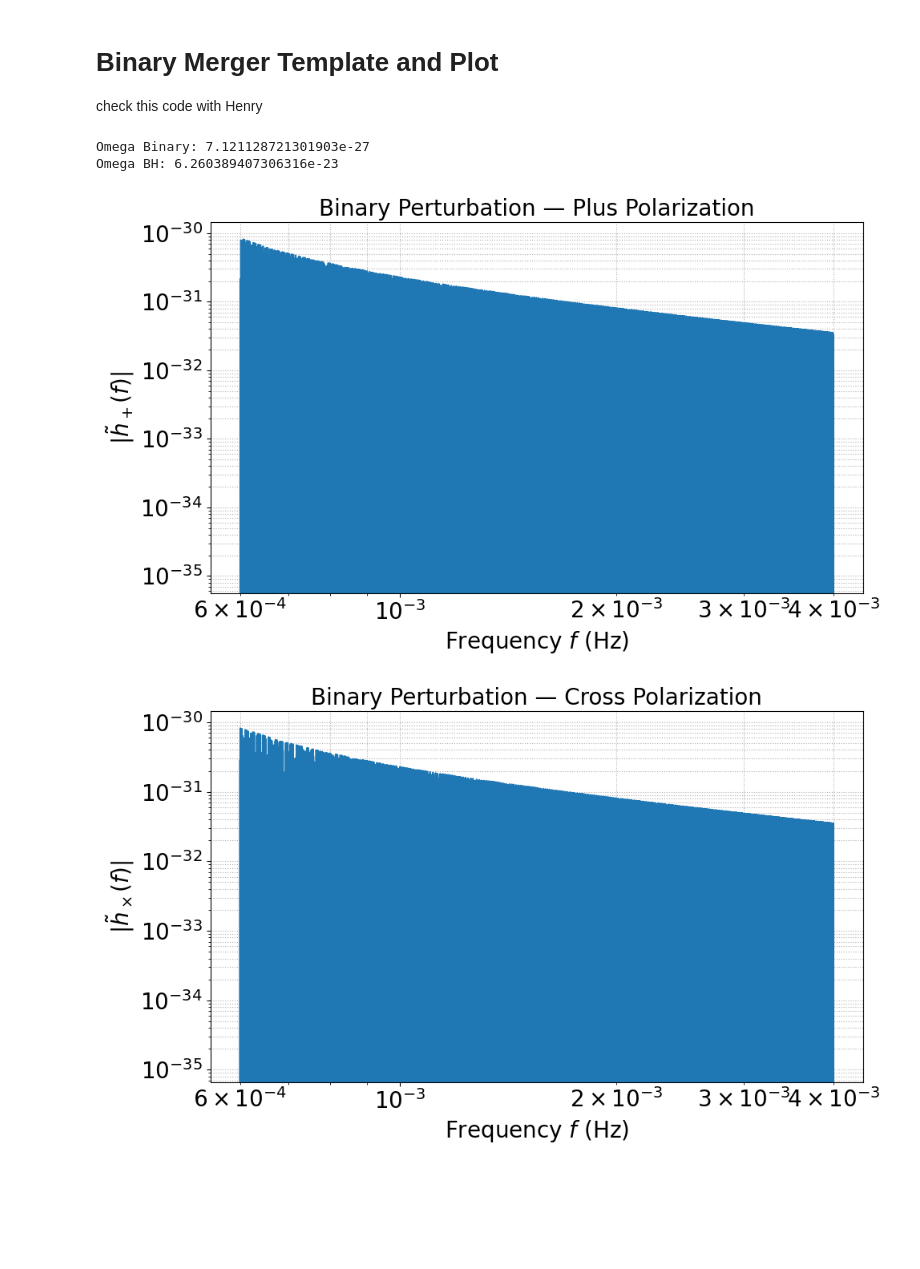
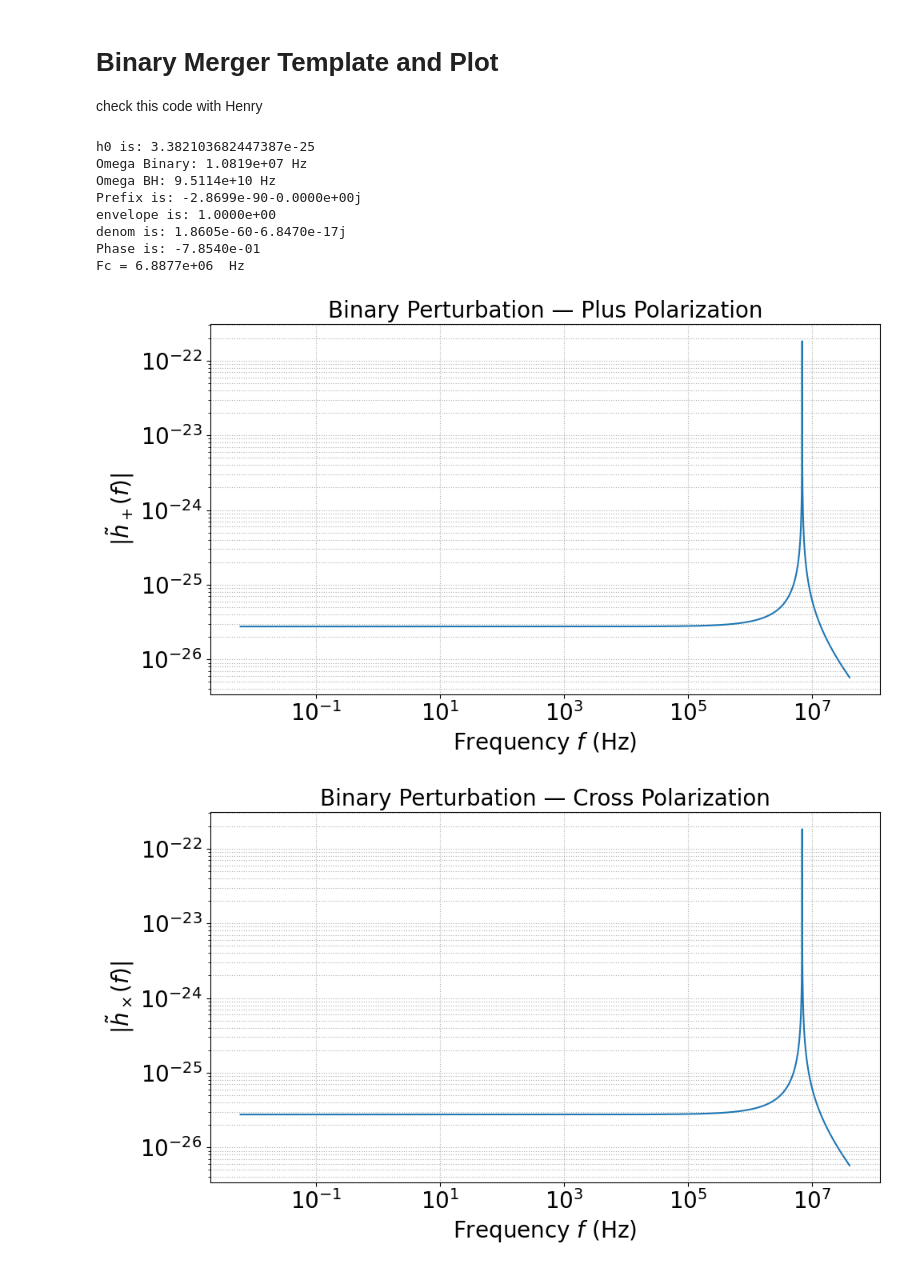
Before and after one commit to cewasiuk/3rd-Generation-Gravitational-Wave-Detector-Strain-Templates, a Jupyter notebook: Julia_Templates.ipynb, the cells around one changed output. Saved outputs shown, nothing was run; the diff lists cells and outputs as text; code cells hidden in the pictures; blank space fills up the shorter version.

```diff
--- a/Julia_Templates.ipynb
+++ b/Julia_Templates.ipynb
@@ -116,7 +146,7 @@ import numpy as np
 import math
 
 def htilde_plus(
-    f,                     # array-like (Hz in your chosen units)
+    f,                     # array-like (Hz )
     Msun, r, alpha,           # source mass (Solar mass), distance (kpc), fine-structure parameter,
     q,                     # binary mass ratio (companion/host)
     m_i, m_f,              # initial/final magnetic quantum numbers (e.g., 1 -> -1)
@@ -213,11 +243,12 @@ def htilde_plus(
                 * (2.0 / (1.0 + q)) ** (5.0 / 3.0) \
                 * (0.45 / alpha) ** (11.0 / 3.0)
 
+# Drop f*r term from phase, just want to see global phase, not one dependent on distance away
     def fc_from_Omega0(Omega0):
-        return (2.0 / np.pi) * Omega0*1e23
+        return (2.0 / np.pi) * Omega0
 
     def psi_plus(f, r, f0, Delta_m, gamma):
-        return f * r + (f - f0) ** 2 / (4.0 * abs(Delta_m) * gamma) - np.pi / 4.0
+        return   (f - f0) ** 2 / (4.0 * abs(Delta_m) * gamma) - np.pi / 4.0
 
     # New Function used in the adjusted amplitude from Henrys paper
     def g(z):
@@ -236,13 +267,12 @@ def htilde_plus(
     # Convert to natural units
     M = Msun*M_sun # Solar mass - > GeV
     m_boson = alpha/(G*M) # Boson mass in GeV
-
+    f *= 6.582e-25
     a = a_tilde_crit(m_i, alpha)
     Omega0 = Omega_plus(a,r_plus(M,a)) / (2.0/np.pi)
     Omega_binary = Omega0_hyp(M, m_i, alpha, 2, 1)
 
-    print(f'Omega Binary: {Omega_binary}')
-    print(f'Omega BH: {Omega0}')
+
 
     # gamma takes BH rotational freq
     if relativistic == False:
@@ -272,6 +302,7 @@ def htilde_plus(
 
     # central frequency and phase (under 15.15)
     f_c = fc_from_Omega0(Omega_binary)
+
     f0 = f_c
     # print(f'{f0:.4}')
     phase = psi_plus(f, r, f0, Delta_m, gamma)
@@ -283,6 +314,7 @@ def htilde_plus(
     # assemble, need factor of G to account for units of denominator gamma and freq ( 1/Hz = GeV, therefore need 1/Gev, -> sqrt(G)=1/Mp)
     # INcluded correction due to Henrys new eq
     pref = 4** g(z)*Delta_m**2*eta/Gamma_abs*np.sqrt(G)*h0 * (1.0 + np.cos(0.0)**2)* np.sqrt(np.pi) * (Delta_m ** 2)  # placeholder; will be overwritten below
+    f /= 6.582e-25
 
     # Fix: include actual inclination:
     def with_inclination(iota):
@@ -291,16 +323,21 @@ def htilde_plus(
         return np.sqrt(G)*pref * np.exp(1j * phase) * envelope / denom
 
     # For troubleshooting below
-    # print(f'h0 is: {h0}')
-    # print(f'Prefix is: {pref}')
-    # print(f'envelope is: {max(envelope)}')
-    # print(f'denom is: {min(denom)}')
+    print(f'h0 is: {h0}')
+    print(f'Omega Binary: {Omega_binary/6.582e-25:.4e} Hz')
+    print(f'Omega BH: {Omega0/6.582e-25:.4e} Hz')
+    print(f'Prefix is: {pref:.4e}')
+    print(f'envelope is: {max(envelope):.4e}')
+    print(f'denom is: {min(denom):.4e}')
+    print(f'Phase is: {min(phase):.4e}')
+    print(f'Fc = {f_c/ 6.582e-25:.4e}  Hz')
 
     return with_inclination
 
     # Given h_+(f) and inclination iota [rad], return h_x(f)
 def hcross_from_hplus_freq(hplus_f, iota):
     return 1j * (2*np.cos(iota)/(1+np.cos(iota)**2)) * hplus_f
+    # Convert Freq axis back into hertz
 # %%
 
 # Relevant Input parameters, units defined
@@ -308,7 +345,7 @@ def hcross_from_hplus_freq(hplus_f, iota):
 Mp = 1.220890e19
 G = 1 / Mp**2
 
-M = 1e3      # BH mass in solar masses
+M = 1e-6      # BH mass in solar masses
 r = 1    # kpc distance away
 alpha  = 0.3
 m_boson = alpha/(G*M) # Boson mass in GeV
@@ -319,39 +356,45 @@ eta    = 5.0e-2      # parameter entering z (or leave None to use z_scaling belo
 # Frequency in Gev   # width |Γ| in Hz (or your freq units)
 
 # Found for this freq range, can also be estimated using Omega0 function
-f = np.linspace(6e-4, 4e-3, 10000)
+frequency_axis = np.linspace(6e-3, 4e7, 10000)
 
-hplus_of_iota = htilde_plus(f, M, r, alpha, q, m_i, m_f, eta,use_z_scaling=False,relativistic = False  )
-
+hplus_of_iota = htilde_plus(frequency_axis, M, r, alpha, q, m_i, m_f, eta,use_z_scaling=False,relativistic = False  )
+# f = np.linspace(6e-4, 4e15, 10000)
 iota = np.pi  # rad
 Hplus = hplus_of_iota(iota)
 Hcross = hcross_from_hplus_freq(Hplus, iota)
 
 # --- Plot h+ ---
 plt.figure(figsize=(10,6))
-plt.semilogy(f, Hplus)
+plt.semilogy(frequency_axis, np.abs(Hplus))
 plt.xlabel("Frequency $f$ (Hz)", fontsize=label_fs)
 plt.ylabel(r"$|\tilde h_+(f)|$", fontsize=label_fs)
 plt.title("Binary Perturbation — Plus Polarization", fontsize=title_fs)
 plt.xscale('log')
 plt.tick_params(axis='both', which='both', labelsize=tick_fs)
 plt.grid(True, which='both', ls=":")
 plt.tight_layout()
 plt.show()
 
 # --- Plot h× ---
 plt.figure(figsize=(10,6))
-plt.semilogy(f, Hcross)
+plt.semilogy(frequency_axis, np.abs(Hcross))
 plt.xlabel("Frequency $f$ (Hz)", fontsize=label_fs)
 plt.ylabel(r"$|\tilde h_\times(f)|$", fontsize=label_fs)
 plt.title("Binary Perturbation — Cross Polarization", fontsize=title_fs)
 plt.xscale('log')
 plt.tick_params(axis='both', which='both', labelsize=tick_fs)
 plt.grid(True, which='both', ls=":")
 plt.tight_layout()
 plt.show()
 # %% [output]
-Omega Binary: 7.121128721301903e-27
-Omega BH: 6.260389407306316e-23
+h0 is: 3.382103682447387e-25
+Omega Binary: 1.0819e+07 Hz
+Omega BH: 9.5114e+10 Hz
+Prefix is: -2.8699e-90-0.0000e+00j
+envelope is: 1.0000e+00
+denom is: 1.8605e-60-6.8470e-17j
+Phase is: -7.8540e-01
+Fc = 6.8877e+06  Hz
-[figure, old version]
+[figure, new version]
-[figure, old version]
+[figure, new version]
```
Also changed, not shown: parts of 2 cells of this notebook.
